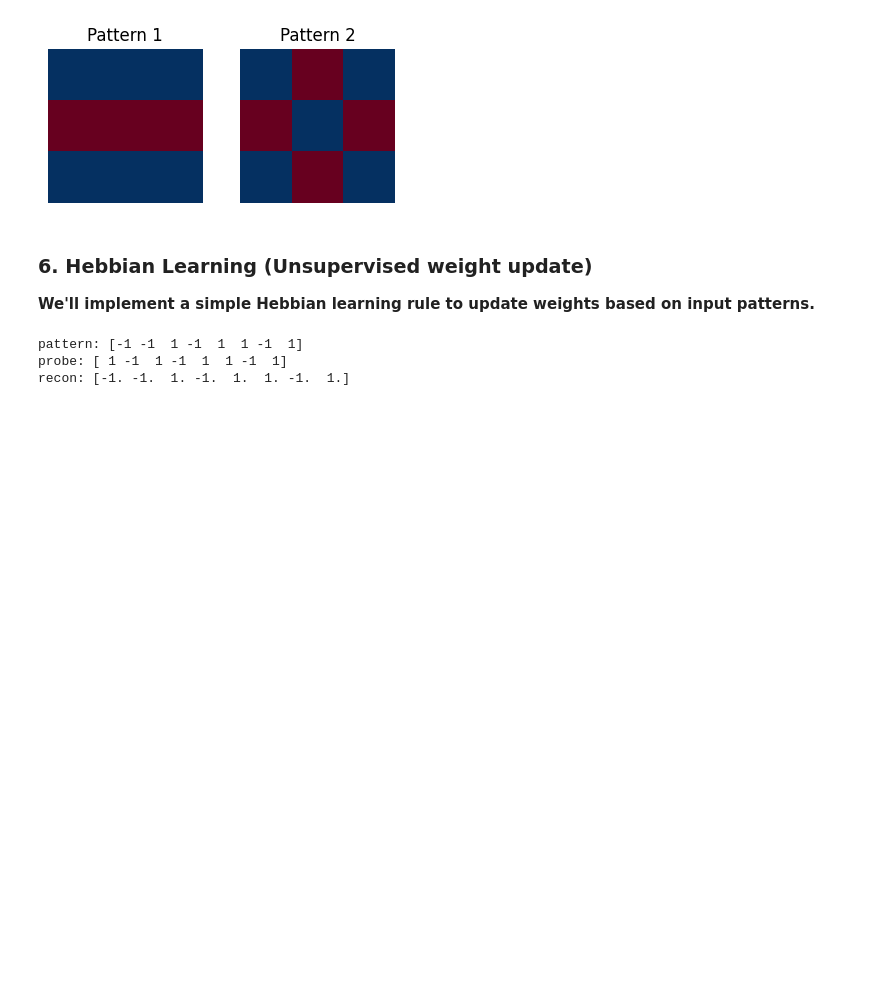
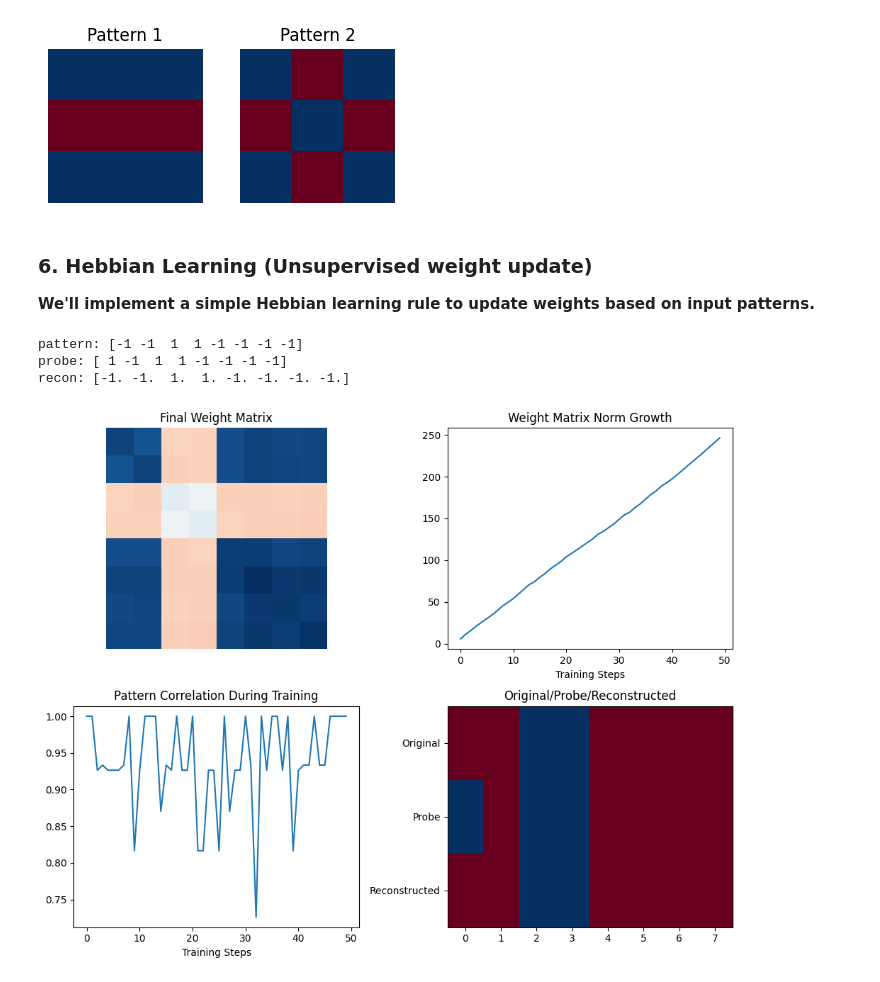
Before and after one commit to raghulchandramouli/Deep-learning-Book, a Jupyter notebook: chap_0/intuition.ipynb, the cells around one changed output. Cells and saved outputs as stored; diff of their text form; code cells hidden in the pictures; blank space fills up the shorter version.

```diff
--- a/chap_0/intuition.ipynb
+++ b/chap_0/intuition.ipynb
@@ -413,24 +413,60 @@ Hopfield Network Pattern Recall:
 # %%
 eta = 0.1
 n = 8
 W_hebb = np.zeros((n,n))
-# create binary patterns (±1)
 pat = np.random.choice([-1,1], size=(n,))
+
+# Track learning progress
+weight_norms = []
+correlations = []
+
 for t in range(50):
     x = pat * (np.random.rand(n) > 0.1) * 2 - 1
     y = x.copy()
     W_hebb += eta * np.outer(y, x)
 
+    # Track metrics
+    weight_norms.append(np.linalg.norm(W_hebb))
+    correlations.append(np.corrcoef(pat, x)[0,1])
 
-# test recall
+# Test recall
 probe = pat.copy()
 probe[0] *= -1
 recon = np.sign(W_hebb @ probe)
-recon[recon==0]=1
+recon[recon==0] = 1
+
 print('pattern:', pat)
 print('probe:', probe)
 print('recon:', recon)
+
+# Visualize learning
+fig, ((ax1, ax2), (ax3, ax4)) = plt.subplots(2, 2, figsize=(10, 8))
+
+# Weight matrix evolution
+ax1.imshow(W_hebb, cmap='RdBu', vmin=-W_hebb.max(), vmax=W_hebb.max())
+ax1.set_title('Final Weight Matrix')
+ax1.axis('off')
+
+# Learning curves
+ax2.plot(weight_norms)
+ax2.set_title('Weight Matrix Norm Growth')
+ax2.set_xlabel('Training Steps')
+
+ax3.plot(correlations)
+ax3.set_title('Pattern Correlation During Training')
+ax3.set_xlabel('Training Steps')
+
+# Pattern comparison
+patterns = np.vstack([pat, probe, recon])
+ax4.imshow(patterns, cmap='RdBu', aspect='auto')
+ax4.set_title('Original/Probe/Reconstructed')
+ax4.set_yticks([0,1,2])
+ax4.set_yticklabels(['Original', 'Probe', 'Reconstructed'])
+
+plt.tight_layout()
+plt.show()
 # %% [output]
-pattern: [-1 -1  1 -1  1  1 -1  1]
-probe: [ 1 -1  1 -1  1  1 -1  1]
-recon: [-1. -1.  1. -1.  1.  1. -1.  1.]
+pattern: [-1 -1  1  1 -1 -1 -1 -1]
+probe: [ 1 -1  1  1 -1 -1 -1 -1]
+recon: [-1. -1.  1.  1. -1. -1. -1. -1.]
+[figure, added]
```
Also changed, not shown: 1 other file.
